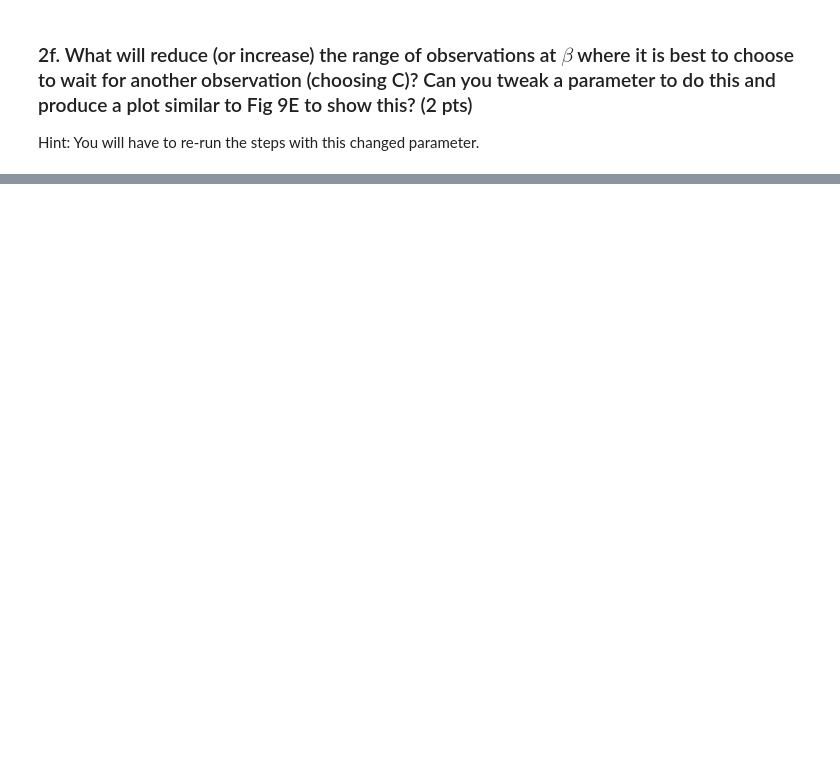
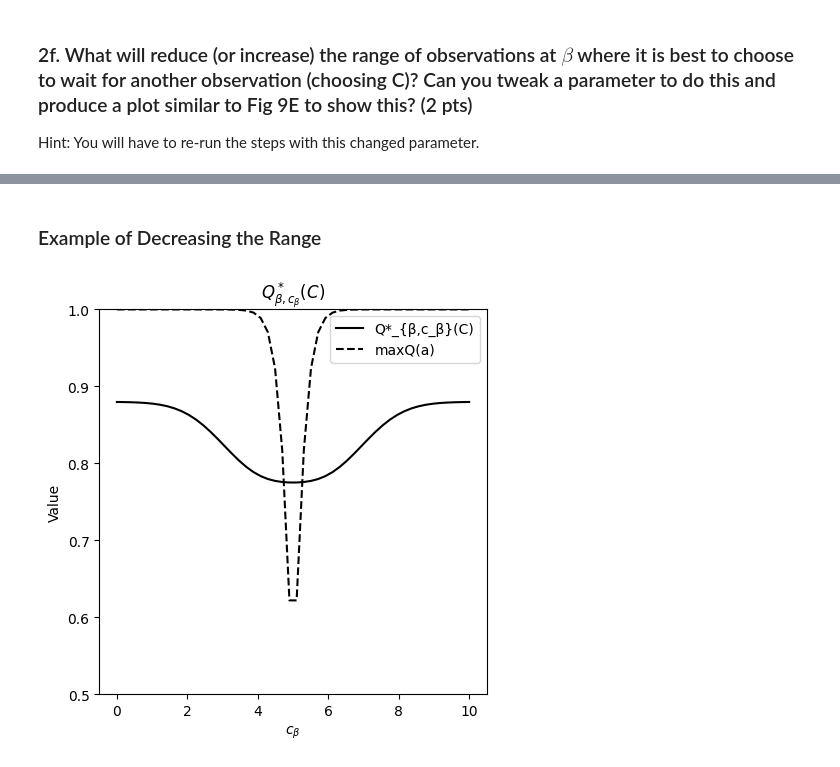
Before and after one commit to weyland-zekai-xu/tutorial, a Jupyter notebook: neuralmodelling_RLassigment4_Zekai_Xu.ipynb, the cells around one changed output, grey strips where cells are left out. Cells and saved outputs as stored; diff of their text form; code cells hidden in the pictures; blank space fills up the shorter version.

```diff
--- a/neuralmodelling_RLassigment4_Zekai_Xu.ipynb
+++ b/neuralmodelling_RLassigment4_Zekai_Xu.ipynb
@@ -298,0 +418,67 @@ INSERT ANSWER BELOW
+# %% [markdown]
+### Example of Decreasing the Range
+# %%
+u1 = 6.
+u2 = 4.
+
+sigma1 = .8
+sigma2 = .8
+
+
+prior_belief = ((u1 + u2) / 2, 1000)
+
+likelihood_means = (u1, u2)
+likelihood_variances = (sigma1 ** 2, sigma2 ** 2)
+
+c_list = np.linspace(0, 10, 50)
+
+updated_beliefs = np.zeros((50, 2))
+for i, c in enumerate(c_list):
+    updated_beliefs[i, :] = belief_state_updated(c, prior_belief, likelihood_means, likelihood_variances)
+
+
+c_alpha_grid, c_beta_grid = np.meshgrid(c_alpha_values, c_beta_values)
+
+belief_state_grid_v2 = np.zeros_like(c_alpha_grid)
+
+for i in range(c_alpha_grid.shape[0]):
+    for j in range(c_beta_grid.shape[1]):
+        belief_state_grid_v2[i, j] = update_belief_state_alpha_v2(c_alpha_grid[i, j], c_beta_grid[i, j], u1, u2, sigma1)
+
+
+
+c_alpha_grid, c_beta_grid = np.meshgrid(c_alpha_values, c_beta_values)
+value_function_grid = np.zeros_like(c_alpha_grid)
+
+
+for i in range(c_alpha_grid.shape[0]):
+    for j in range(c_beta_grid.shape[1]):
+        value_function_grid[i, j] = calculate_value_function(c_alpha_grid[i, j], c_beta_grid[i, j], u1, u2, sigma1)
+
+
+
+conditional_probability_grid = np.zeros((len(c_alpha_values), len(c_beta_grid)))
+
+
+for i, c_beta in enumerate(c_beta_grid):
+    conditional_probability_grid[:, i] = calculate_conditional_probability(c_beta, u1, u2, sigma1)
+
+
+
+
+Q_C_values = Q_star_C(c_beta_values, value_function_grid, c_alpha_values, u1, u2, sigma=1.0, cost_C=-0.1)
+
+
+plt.figure(figsize=(5, 5))
+plt.plot(c_beta_values, np.mean(Q_C_values, axis=1), color = 'black', label='Q*_{β,c_β}(C)')
+max_values = np.maximum(updated_beliefs[:, 0], updated_beliefs[:, 1])
+plt.plot(c_beta_values, max_values, color = 'black', linestyle='--',label='maxQ(a)')
+plt.xlabel(r'$c_\beta$')
+plt.ylabel('Value')
+plt.title(r'$Q^*_{β,c_β}(C)$')
+plt.legend()
+
+plt.ylim(0.5, 1)
+plt.show()
+# %% [output]
+[figure, added]
```
Also changed, not shown: parts of 11 cells of this notebook.
